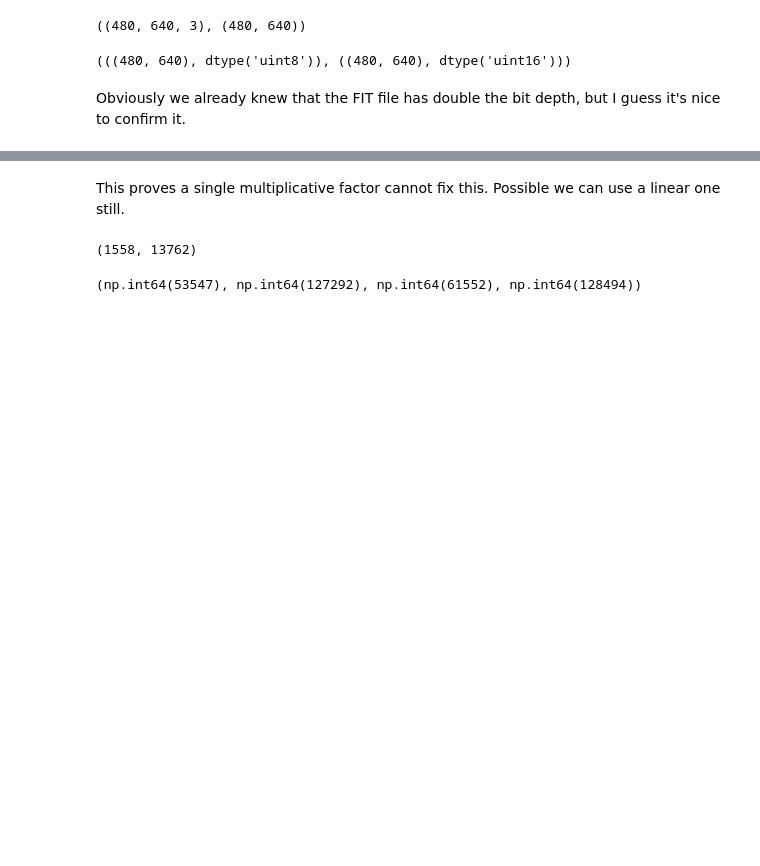
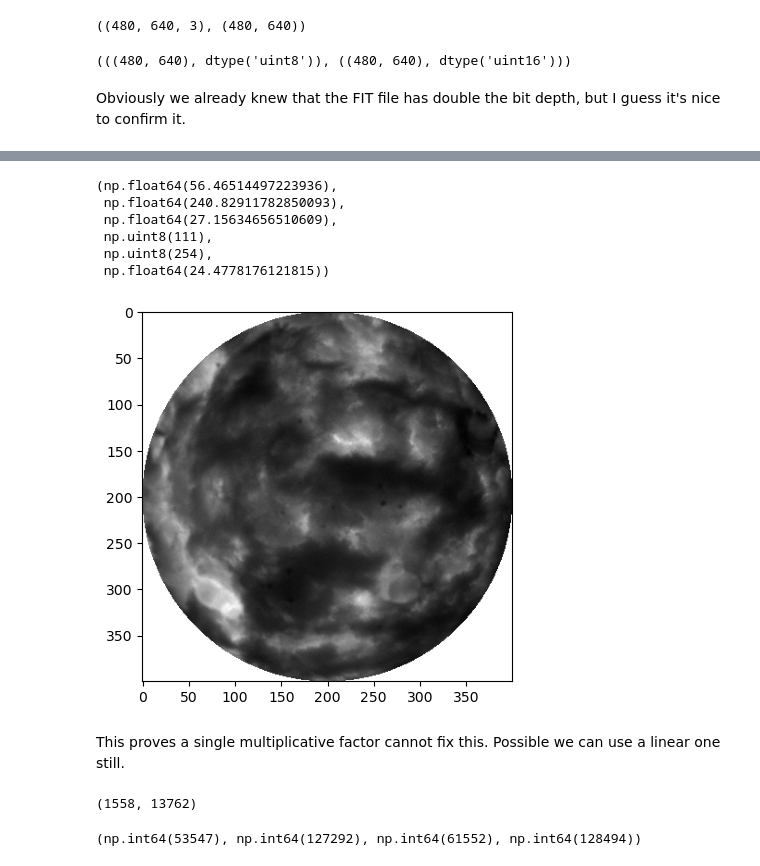
Before and after one commit to jfreuden/allsky-light-pollution, a Jupyter notebook: notebooks/exploratory/study-fit-vs-jpg-calibration.ipynb, the cells around one changed output, grey strips where cells are left out. Cells and saved outputs as stored; diff of their text form; code cells hidden in the pictures; blank space fills up the shorter version.

```diff
--- a/notebooks/exploratory/study-fit-vs-jpg-calibration.ipynb
+++ b/notebooks/exploratory/study-fit-vs-jpg-calibration.ipynb
@@ -158,3 +184,26 @@ plt.imshow((masked_fits / masked_jpg), cmap="gray")
+# %%
+# Taking (458, 13) as the dark-coordinate just to work around the issue for now
+darkest_jpg_val = jpg_redchannel[(458, 13)]
+brightest_fits_val_loc = fits_data.argmax()
+brightest_jpg_val = jpg_redchannel[np.unravel_index(brightest_fits_val_loc, shape)]
+# %%
+
+factor = fits_data.max() / brightest_jpg_val
+
+output = ((masked_fits - fits_data.min()) / factor)
+_ = plt.imshow(output, cmap="gray")
+(
+    output.min(), output.max(), output.std(),
+    masked_jpg.min(), masked_jpg.max(), masked_jpg.std()
+)
+# %% [output]
+(np.float64(56.46514497223936),
+ np.float64(240.82911782850093),
+ np.float64(27.15634656510609),
+ np.uint8(111),
+ np.uint8(254),
+ np.float64(24.4778176121815))
+[figure, added]
 # %% [markdown]
 This proves a single multiplicative factor cannot fix this. Possible we can use a linear one still.
 # %%
```
Also changed, not shown: parts of 9 cells of this notebook.
